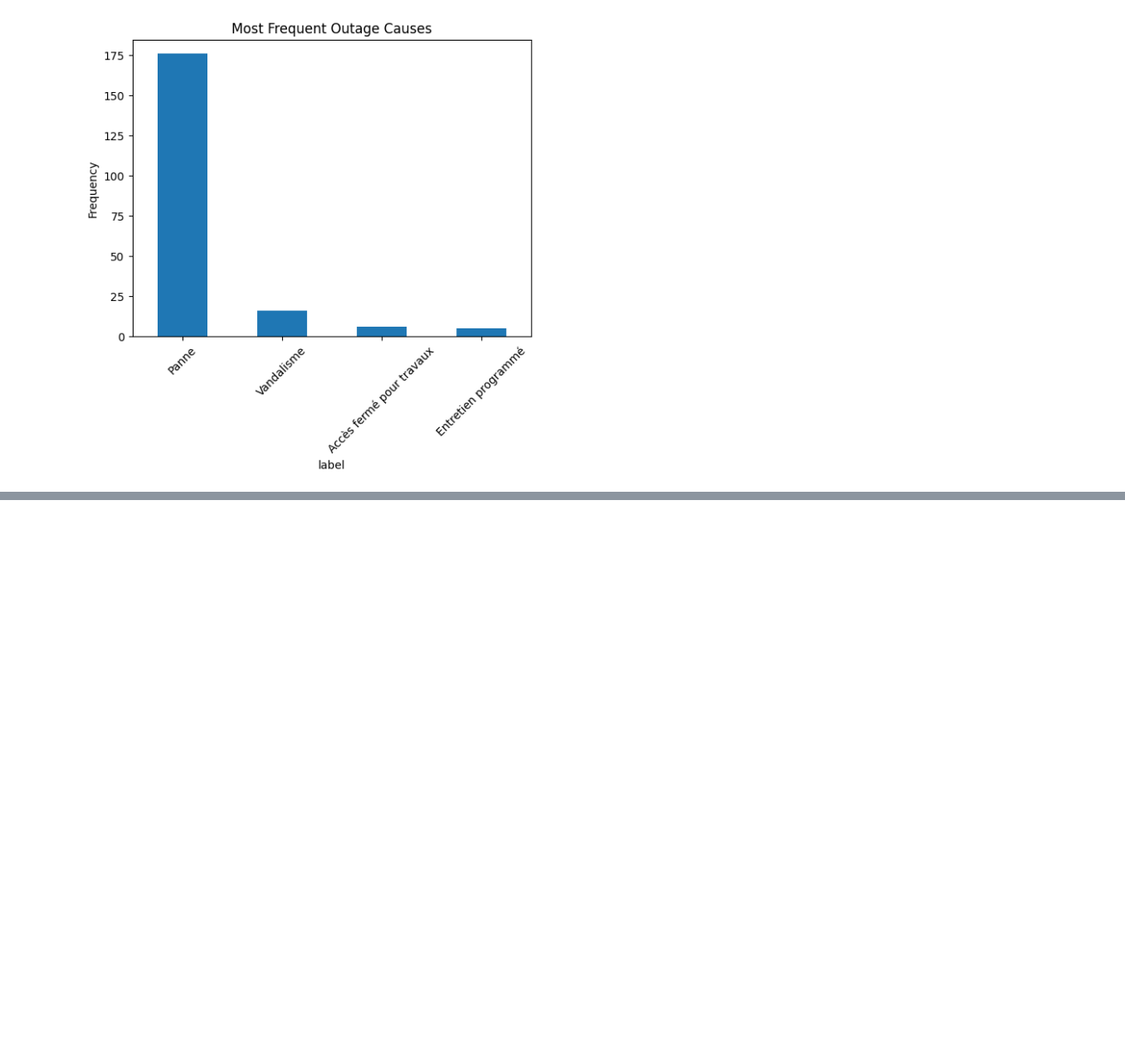
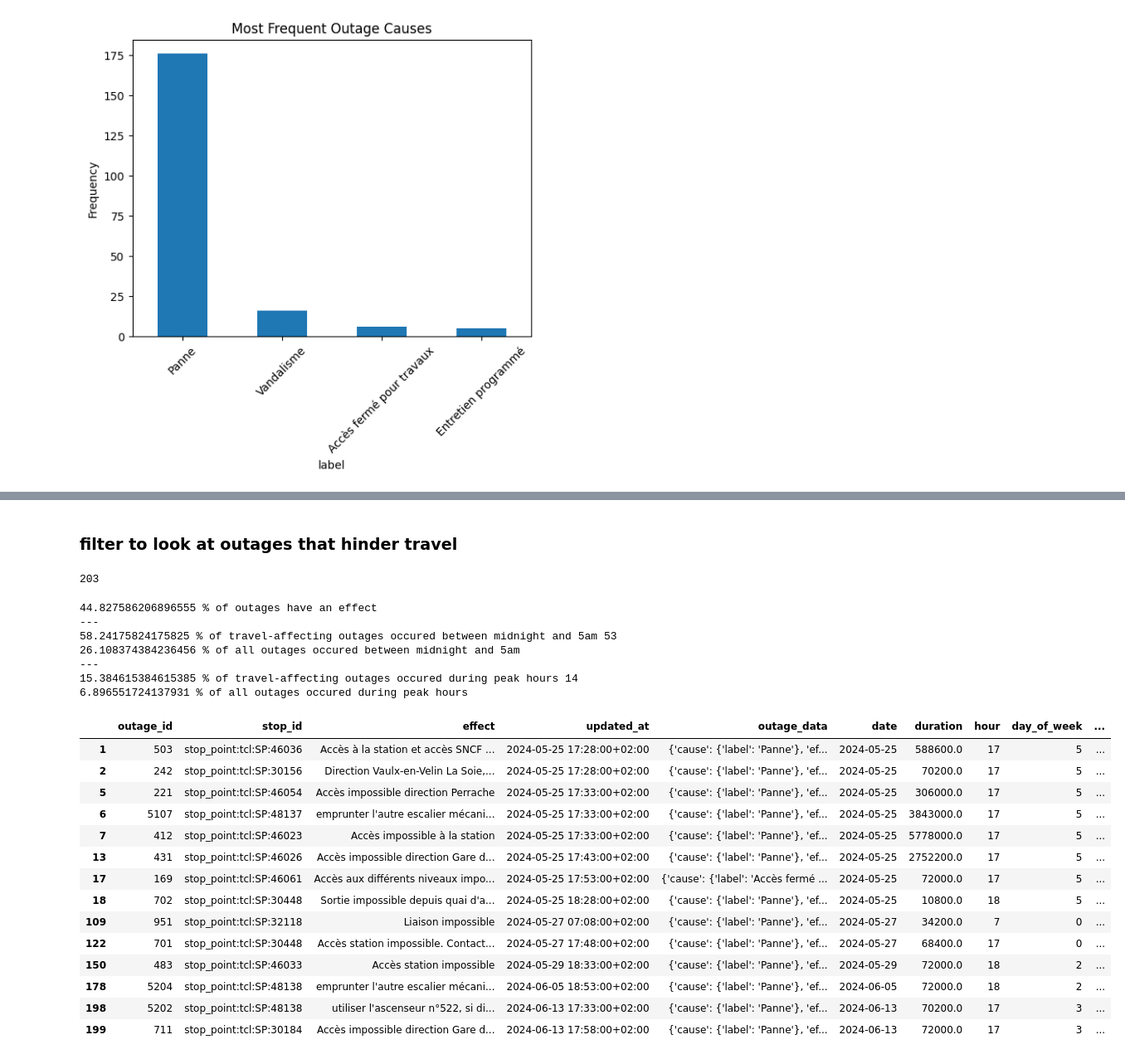
Before and after one commit to AldenCutler/LyonE24, a Jupyter notebook: stats-graphs/outages.ipynb, the cells around one changed output, grey strips where cells are left out. Shown at 83% size. Drawn from its saved outputs; the diff is of its cells as text; code cells hidden in the pictures; blank space fills up the shorter version.

```diff
--- a/stats-graphs/outages.ipynb
+++ b/stats-graphs/outages.ipynb
@@ -244,0 +291,52 @@ plt.show()
+# %% [markdown]
+### filter to look at outages that hinder travel
+# %%
+effects = []
+for index, row in outages_df.iterrows():
+    cause = row['outage_data']['effect']['label']
+    effects.append(cause)
+
+outages_df['effect'] = effects
+len(outages_df)
+# %% [output]
+203
+# %%
+filtered = outages_df[outages_df['effect'] != '.']
+print(len(filtered) / len(outages_df) * 100, '% of outages have an effect')
+print('---')
+
+# how many of these occured between midnight and 5am?
+midnight_5am = filtered[(filtered['hour'] >= 0) & (filtered['hour'] < 5)]
+print(len(midnight_5am) / len(filtered) * 100, '% of travel-affecting outages occured between midnight and 5am', len(midnight_5am))
+print(len(midnight_5am) / len(outages_df) * 100, '% of all outages occured between midnight and 5am')
+print('---')
+
+# how many during peak hours (7am-9am and 5pm-7pm)?
+peak_hours = filtered[((filtered['hour'] >= 7) & (filtered['hour'] < 9)) | ((filtered['hour'] >= 17) & (filtered['hour'] < 19))]
+print(len(peak_hours) / len(filtered) * 100, '% of travel-affecting outages occured during peak hours', len(peak_hours))
+print(len(peak_hours) / len(outages_df) * 100, '% of all outages occured during peak hours')
+
+peak_hours
+# %% [output]
+44.827586206896555 % of outages have an effect
+---
+58.24175824175825 % of travel-affecting outages occured between midnight and 5am 53
+26.108374384236456 % of all outages occured between midnight and 5am
+---
+15.384615384615385 % of travel-affecting outages occured during peak hours 14
+6.896551724137931 % of all outages occured during peak hours
+|  | outage_id | stop_id | effect | updated_at | outage_data | date | duration | hour | day_of_week | ... |
+| 1 | 503 | stop_point:tcl:SP:46036 | Accès à la station et accès SNCF ... | 2024-05-25 17:28:00+02:00 | {'cause': {'label': 'Panne'}, 'ef... | 2024-05-25 | 588600.0 | 17 | 5 | ... |
+| 2 | 242 | stop_point:tcl:SP:30156 | Direction Vaulx-en-Velin La Soie,... | 2024-05-25 17:28:00+02:00 | {'cause': {'label': 'Panne'}, 'ef... | 2024-05-25 | 70200.0 | 17 | 5 | ... |
+| 5 | 221 | stop_point:tcl:SP:46054 | Accès impossible direction Perrache | 2024-05-25 17:33:00+02:00 | {'cause': {'label': 'Panne'}, 'ef... | 2024-05-25 | 306000.0 | 17 | 5 | ... |
+| 6 | 5107 | stop_point:tcl:SP:48137 | emprunter l'autre escalier mécani... | 2024-05-25 17:33:00+02:00 | {'cause': {'label': 'Panne'}, 'ef... | 2024-05-25 | 3843000.0 | 17 | 5 | ... |
+| 7 | 412 | stop_point:tcl:SP:46023 | Accès impossible à la station | 2024-05-25 17:33:00+02:00 | {'cause': {'label': 'Panne'}, 'ef... | 2024-05-25 | 5778000.0 | 17 | 5 | ... |
+| 13 | 431 | stop_point:tcl:SP:46026 | Accès impossible direction Gare d... | 2024-05-25 17:43:00+02:00 | {'cause': {'label': 'Panne'}, 'ef... | 2024-05-25 | 2752200.0 | 17 | 5 | ... |
+| 17 | 169 | stop_point:tcl:SP:46061 | Accès aux différents niveaux impo... | 2024-05-25 17:53:00+02:00 | {'cause': {'label': 'Accès fermé ... | 2024-05-25 | 72000.0 | 17 | 5 | ... |
+| 18 | 702 | stop_point:tcl:SP:30448 | Sortie impossible depuis quai d'a... | 2024-05-25 18:28:00+02:00 | {'cause': {'label': 'Panne'}, 'ef... | 2024-05-25 | 10800.0 | 18 | 5 | ... |
+| 109 | 951 | stop_point:tcl:SP:32118 | Liaison impossible | 2024-05-27 07:08:00+02:00 | {'cause': {'label': 'Panne'}, 'ef... | 2024-05-27 | 34200.0 | 7 | 0 | ... |
+| 122 | 701 | stop_point:tcl:SP:30448 | Accès station impossible. Contact... | 2024-05-27 17:48:00+02:00 | {'cause': {'label': 'Panne'}, 'ef... | 2024-05-27 | 68400.0 | 17 | 0 | ... |
+| 150 | 483 | stop_point:tcl:SP:46033 | Accès station impossible | 2024-05-29 18:33:00+02:00 | {'cause': {'label': 'Panne'}, 'ef... | 2024-05-29 | 72000.0 | 18 | 2 | ... |
+| 178 | 5204 | stop_point:tcl:SP:48138 | emprunter l'autre escalier mécani... | 2024-06-05 18:53:00+02:00 | {'cause': {'label': 'Panne'}, 'ef... | 2024-06-05 | 72000.0 | 18 | 2 | ... |
+| 198 | 5202 | stop_point:tcl:SP:48138 | utiliser l'ascenseur n°522, si di... | 2024-06-13 17:33:00+02:00 | {'cause': {'label': 'Panne'}, 'ef... | 2024-06-13 | 70200.0 | 17 | 3 | ... |
+| 199 | 711 | stop_point:tcl:SP:30184 | Accès impossible direction Gare d... | 2024-06-13 17:58:00+02:00 | {'cause': {'label': 'Panne'}, 'ef... | 2024-06-13 | 72000.0 | 17 | 3 | ... |
```
Also changed, not shown: parts of 6 cells of this notebook, 1 other file.
